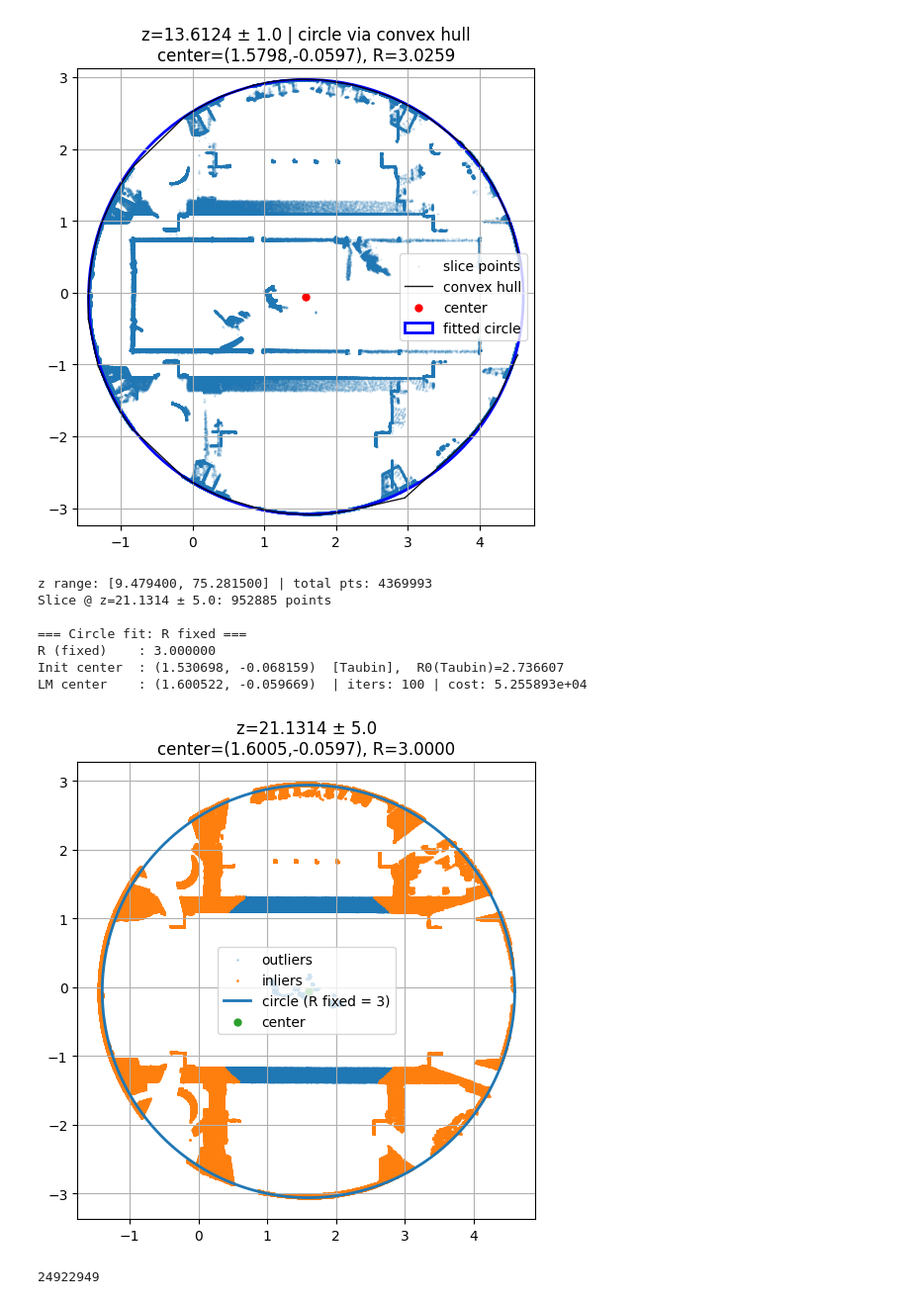
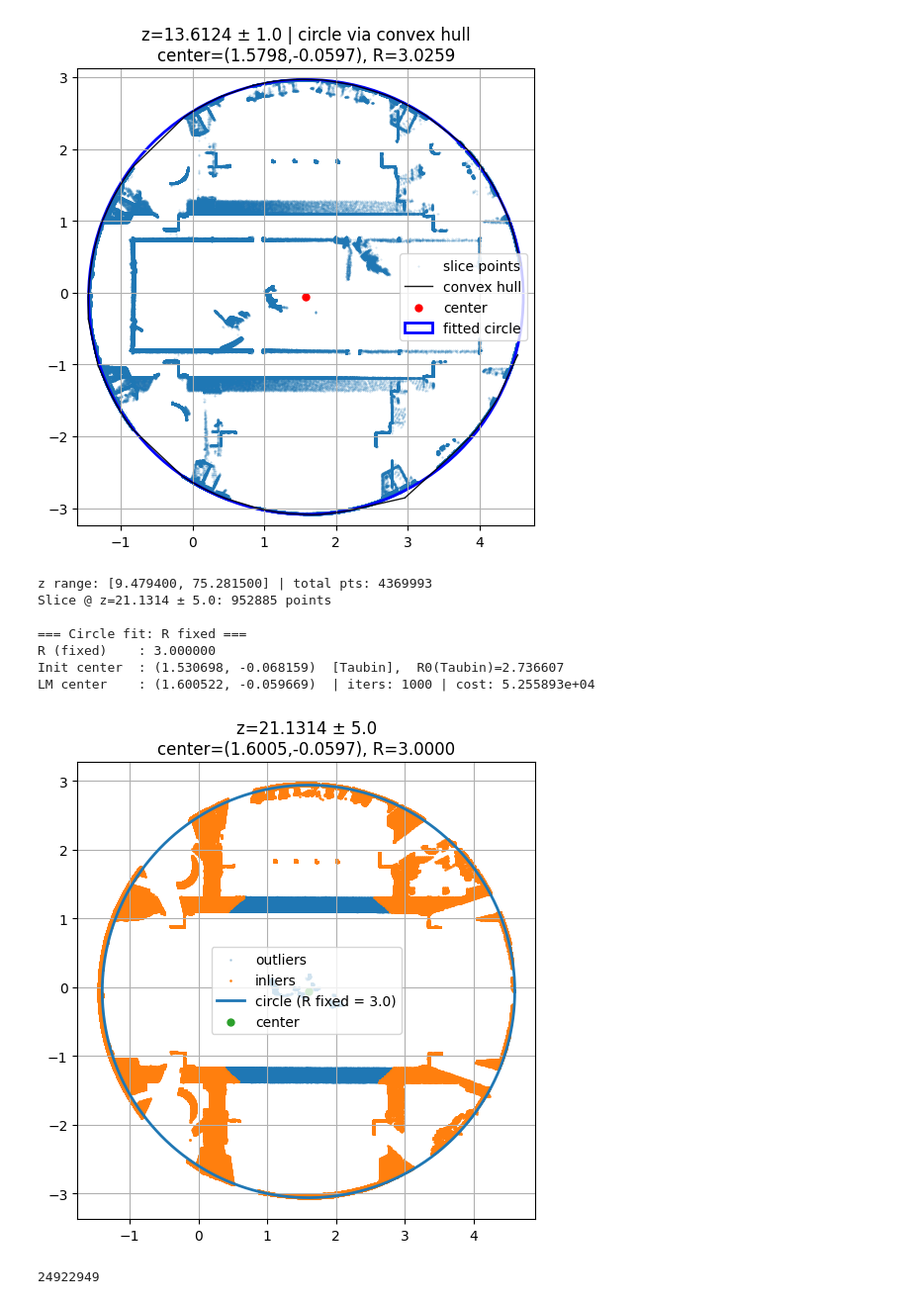
Before and after one commit to NgHdc/PointCloudCircleFitting, a Jupyter notebook: Final.ipynb, the cells around one changed output. Shown: that part at 99% size. Cells and saved outputs as stored; diff of their text form; code cells hidden in the pictures.

```diff
--- a/Final.ipynb
+++ b/Final.ipynb
@@ -199,12 +303,12 @@ import matplotlib.pyplot as plt
 file_path = 'NP-05_SCN0001.txt'
 z_target  = 21.1314    # z trung tâm lát cắt
 dz        = 5.0        # độ dày lát cắt (cùng đơn vị với dữ liệu)
-R_known   = 3000.0     # BÁN KÍNH CỐ ĐỊNH (ví dụ 3 m nếu dữ liệu là mm -> 3000.0)
+R_known   = 3.0     # BÁN KÍNH CỐ ĐỊNH (ví dụ 3 m nếu dữ liệu là mm -> 3000.0)
 
 # LM / Robust
 use_huber = True
 huber_c   = 2.5
-max_iter  = 100
+max_iter  = 1000
 lam0      = 1e-2
 tol_step  = 1e-9
 tol_cost  = 1e-12
@@ -364,35 +468,35 @@ xc, yc, R, cost, iters = lm_center_with_fixed_R(
 print("\n=== Circle fit: R fixed ===")
 print(f"R (fixed)    : {R:.6f}")
 print(f"Init center  : ({xc0:.6f}, {yc0:.6f})  [Taubin],  R0(Taubin)={R0:.6f}")
 print(f"LM center    : ({xc:.6f}, {yc:.6f})  | iters: {iters} | cost: {cost:.6e}")
 
 # ================== PLOT ==================
 theta = np.linspace(0, 2*np.pi, 720)
 xcirc = xc + R*np.cos(theta)
 ycirc = yc + R*np.sin(theta)
 
 rho = np.sqrt((x-xc)**2 + (y-yc)**2)
 res = rho - R
 sd  = np.std(res)
 inlier = np.abs(res) <= 2.5*sd if sd>0 else np.ones_like(res, bool)
 
 fig, ax = plt.subplots(1,1, figsize=(6,6))
 ax.scatter(x[~inlier], y[~inlier], s=1, alpha=0.25, label='outliers')
 ax.scatter(x[inlier],  y[inlier],  s=1, alpha=0.85, label='inliers')
 ax.plot(xcirc, ycirc, linewidth=2, label=f'circle (R fixed = {R_known})')
 ax.scatter([xc],[yc], s=25, label='center')
 ax.set_aspect('equal', 'box'); ax.grid(True); ax.legend()
 ax.set_title(f"z={z_target} ± {dz}\ncenter=({xc:.4f},{yc:.4f}), R={R:.4f}")
 plt.show()
 # %% [output]
 z range: [9.479400, 75.281500] | total pts: 4369993
 Slice @ z=21.1314 ± 5.0: 952885 points
 
 === Circle fit: R fixed ===
 R (fixed)    : 3.000000
 Init center  : (1.530698, -0.068159)  [Taubin],  R0(Taubin)=2.736607
-LM center    : (1.600522, -0.059669)  | iters: 100 | cost: 5.255893e+04
+LM center    : (1.600522, -0.059669)  | iters: 1000 | cost: 5.255893e+04
-[figure, old version]
+[figure, new version]
 # %%
 len(df['z'])
 # %% [output]
```
Also changed, not shown: parts of 4 cells of this notebook.
